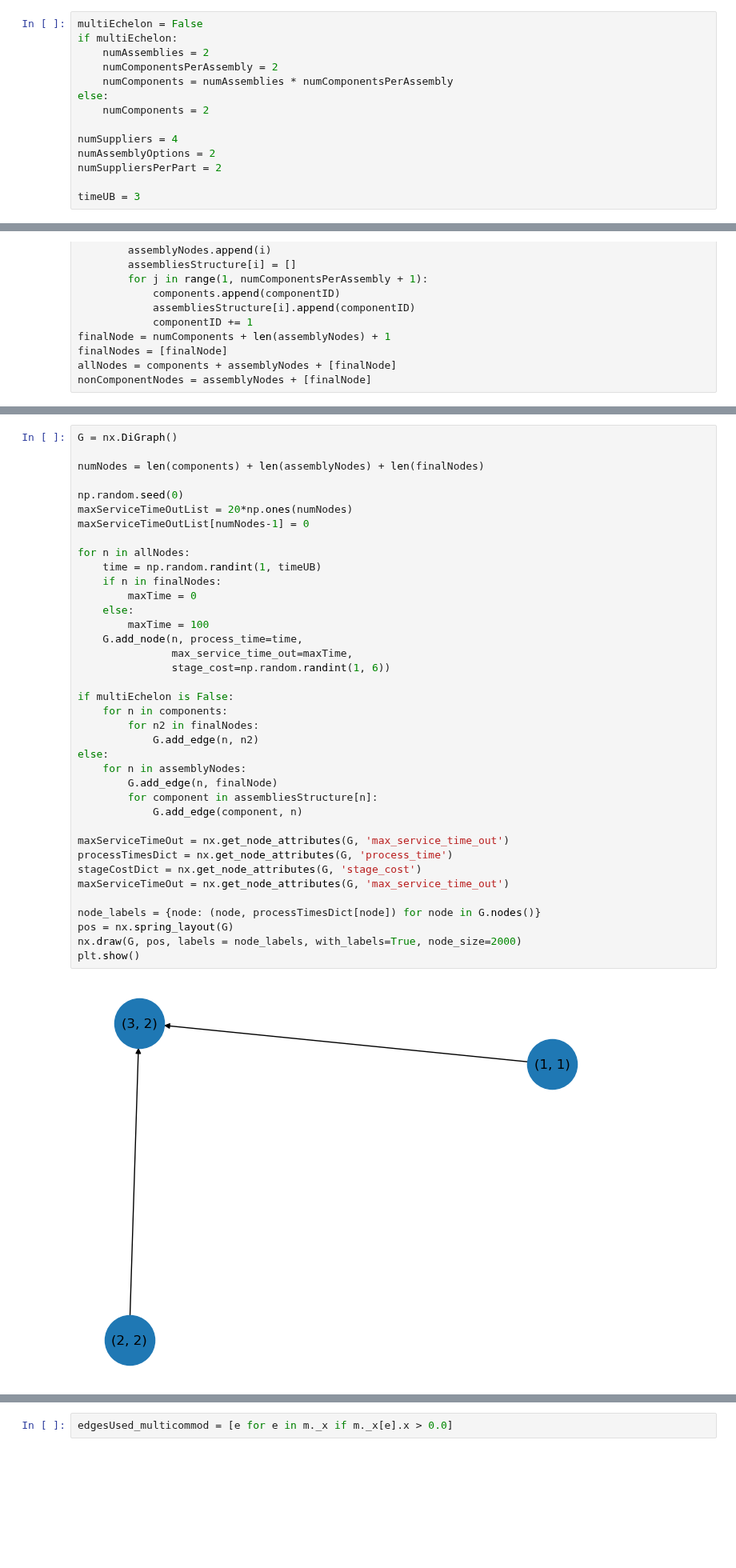
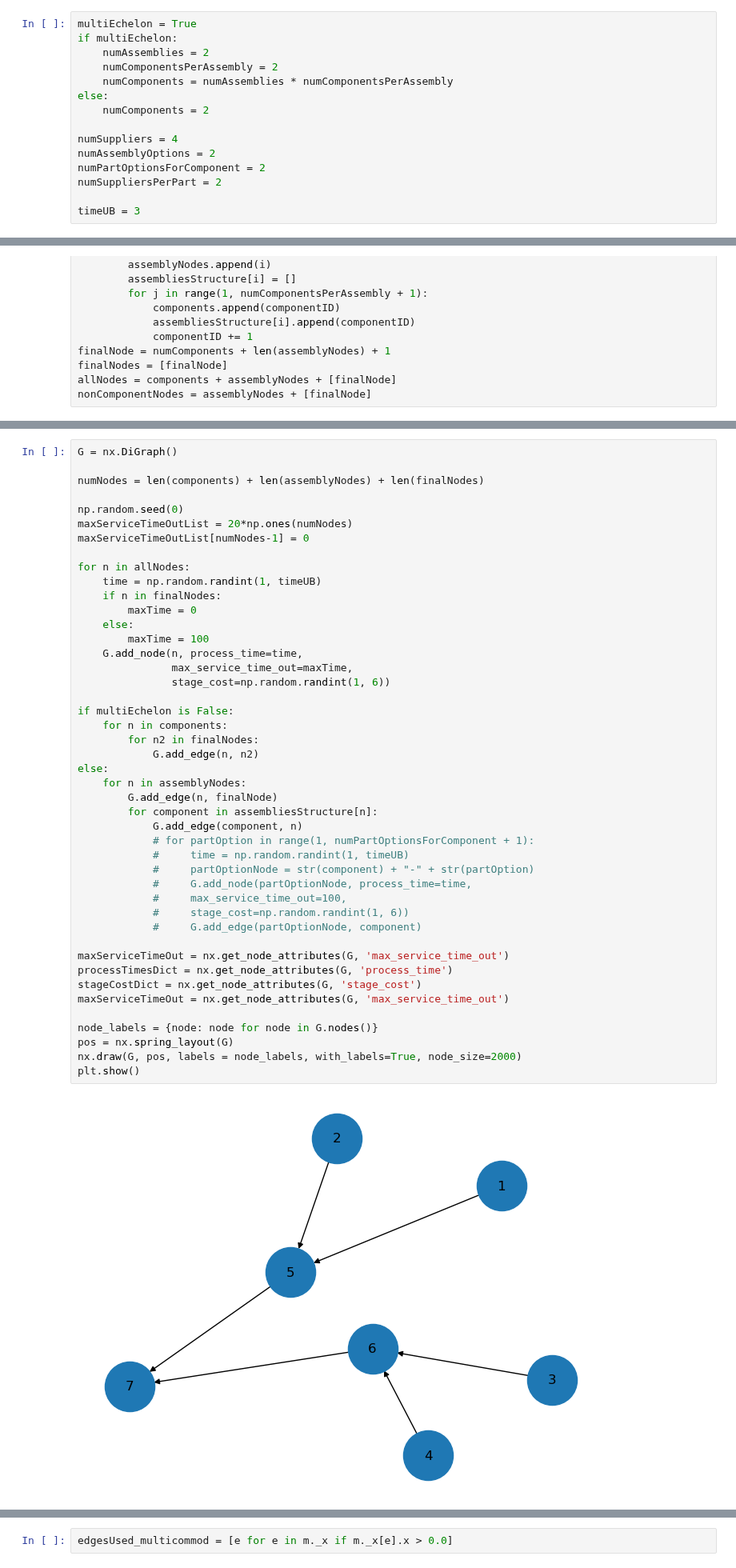
Before and after one commit to hmedal/sae-dsc-hmedal, a Jupyter notebook: examples/multi-commodity.ipynb, the cells around one changed output, grey strips where cells are left out. Shown at 80% size. Drawn from its saved outputs; the diff is of its cells as text; blank space fills up the shorter version.

```diff
--- a/examples/multi-commodity.ipynb
+++ b/examples/multi-commodity.ipynb
@@ -20,7 +20,7 @@ import saedfsc;
 # %% [markdown]
 ## Parameters
 # %%
-multiEchelon = False
+multiEchelon = True
 if multiEchelon:
     numAssemblies = 2
     numComponentsPerAssembly = 2
@@ -30,6 +30,7 @@ else:
 
 numSuppliers = 4
 numAssemblyOptions = 2
+numPartOptionsForComponent = 2
 numSuppliersPerPart = 2
 
 timeUB = 3
@@ -71,35 +77,42 @@ maxServiceTimeOutList[numNodes-1] = 0
 
 for n in allNodes:
     time = np.random.randint(1, timeUB)
     if n in finalNodes:
         maxTime = 0
     else:
         maxTime = 100
     G.add_node(n, process_time=time,
                max_service_time_out=maxTime,
                stage_cost=np.random.randint(1, 6))
 
 if multiEchelon is False:
     for n in components:
         for n2 in finalNodes:
             G.add_edge(n, n2)
 else:
     for n in assemblyNodes:
         G.add_edge(n, finalNode)
         for component in assembliesStructure[n]:
             G.add_edge(component, n)
+            # for partOption in range(1, numPartOptionsForComponent + 1):
+            #     time = np.random.randint(1, timeUB)
+            #     partOptionNode = str(component) + "-" + str(partOption)
+            #     G.add_node(partOptionNode, process_time=time,
+            #     max_service_time_out=100,
+            #     stage_cost=np.random.randint(1, 6))
+            #     G.add_edge(partOptionNode, component)
 
 maxServiceTimeOut = nx.get_node_attributes(G, 'max_service_time_out')
 processTimesDict = nx.get_node_attributes(G, 'process_time')
 stageCostDict = nx.get_node_attributes(G, 'stage_cost')
 maxServiceTimeOut = nx.get_node_attributes(G, 'max_service_time_out')
 
-node_labels = {node: (node, processTimesDict[node]) for node in G.nodes()}
+node_labels = {node: node for node in G.nodes()}
 pos = nx.spring_layout(G)
 nx.draw(G, pos, labels = node_labels, with_labels=True, node_size=2000)
 plt.show()
 # %% [output]
-[figure, old version]
+[figure, new version]
 # %%
 safetyFactor = 1.645
 sigma = 3
```
Also changed, not shown: parts of 17 cells of this notebook, 3 other files.
